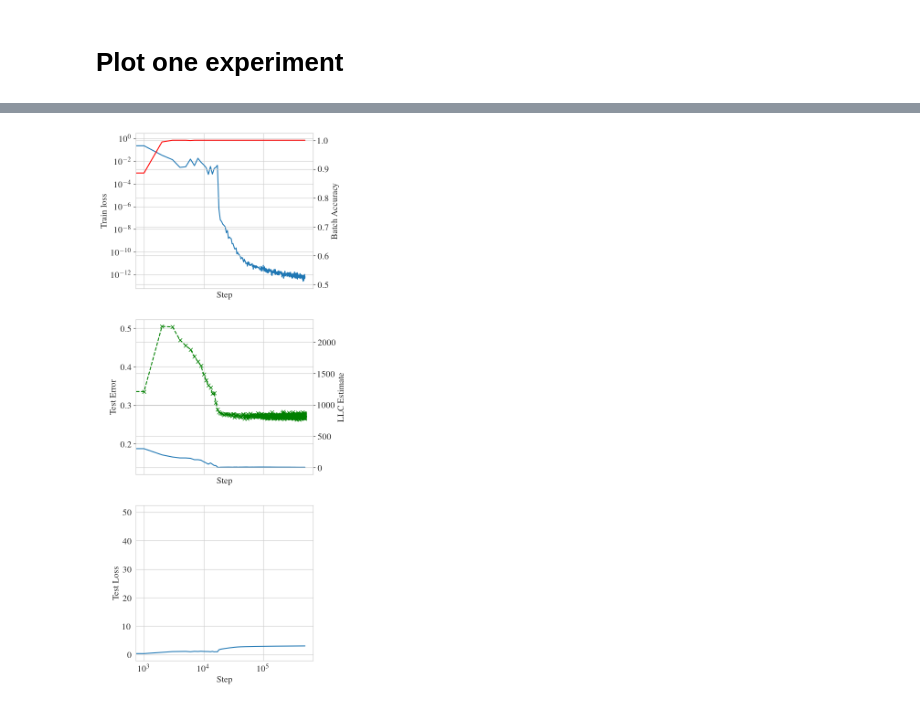
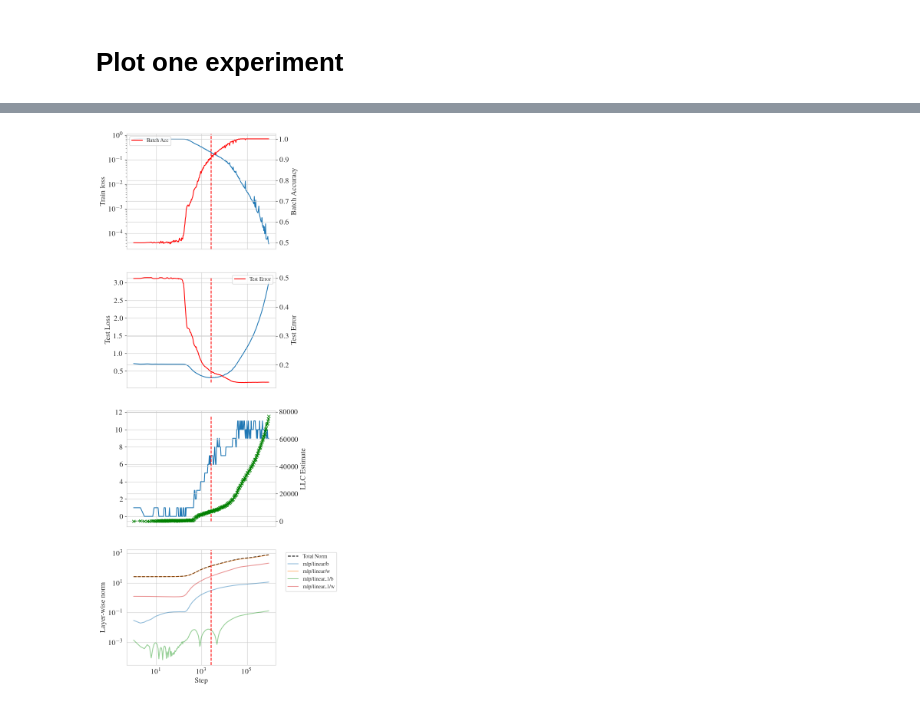
Before and after one commit to edmundlth/neural_network_stagewise_learning, a Jupyter notebook: plot_multitask_sparse_parity.ipynb, the cells around one changed output, grey strips where cells are left out. Saved outputs shown, nothing was run; the diff lists cells and outputs as text; code cells hidden in the pictures.

```diff
--- a/plot_multitask_sparse_parity.ipynb
+++ b/plot_multitask_sparse_parity.ipynb
@@ -64,9 +65,13 @@ def _read_json_file(filepath):
             data = json.load(f)
     return data
 # %%
-# _ID = 10
 _datadir_prefix = "./spartan_outputs/multitask_sparse_parity_expt/prod/"
-_datadir_name = "multitasksparseparity_largemlp_width8192_layers1-3_n100000_bs1024_lr0.001_nstep500000_optimadam_llcTrue_traceFalse_202409302314"
+
+# _datadir_name = "multitasksparseparity_largemlp_width8192_layers1-3_n100000_bs1024_lr0.001_nstep500000_optimadam_llcTrue_traceFalse_202409302314"
+# _datadir_name = "multitasksparseparity_largemlp_widthsingle-100-500-20_layers1-1_n1000000_bs20000_lr0.001_nstep500000_optimadam_llcTrue_traceFalse_202410012317"
+
+_datadir_name = "multitasksparseparity_largemlp_widthsingle-100-2000-20_layers1-1_n1000000_bs20000_lr0.001_nstep900000_optimadam_llcTrue_traceFalse_202410021035/"
+
 DATA_DIR = os.path.join(_datadir_prefix, _datadir_name)
 IMAGEDIR = os.path.join(
     "./images/spartan/multitask_sparse_parity/",
@@ -93,7 +98,11 @@ def extract_expt_group(dir_path):
     for expt_dir in os.listdir(dir_path):
         expt_dir_path = os.path.join(dir_path, expt_dir)
         if os.path.isdir(expt_dir_path) and any([f.startswith("info.json") for f in os.listdir(expt_dir_path)]):
-            expt_config, expt_info, expt_run_rec = extract_directory(expt_dir_path)
+            try:
+                expt_config, expt_info, expt_run_rec = extract_directory(expt_dir_path)
+            except Exception as e:
+                print(f"Error extracting experiment: {expt_dir}. Error: {e}")
+                continue
             if expt_run_rec["status"] != "COMPLETED":
                 failed_group[expt_dir] = {
                     "config": expt_config,
@@ -106,6 +115,7 @@ def extract_expt_group(dir_path):
                     "config": expt_config,
                     "info": expt_info
                 }
+                print(f"Successful experiment: {expt_dir}")
     return success_group, failed_group
 
 expt_records, failed_records = extract_expt_group(DATA_DIR)
@@ -122,8 +143,8 @@ WARNING: Found 3 failed experiments.
 # Plot one experiment
 # %%
 _ID = "9"
-# records = expt_records[_ID]
-records = failed_records[_ID]
+records = expt_records[_ID]
+# records = failed_records[_ID]
 expt_info = records["info"]
 expt_config = records["config"]
 print(json.dumps(expt_config, indent=2))
@@ -154,8 +175,9 @@ Number of parameters: 134914050
 # %%
 df = df_sgd.copy(deep=True)
 # df = df[df["step"] < 10**4]
+step_at_lowest_test_loss = df.loc[df["test_loss"].idxmin()]["step"]
 
-fig, axes = plt.subplots(3, 1, figsize=(5, 15), sharex=True)
+fig, axes = plt.subplots(4, 1, figsize=(5, 18), sharex=True)
 ax = axes[0]
 ax.plot(df["step"], df["loss"])
 ax.set_ylabel("Train loss")
@@ -164,15 +186,28 @@ ax.set_yscale("log")
 
 ax = ax.twinx()
 ax.plot(df["step"], df["batch_acc"], label="Batch Acc", color="r")
-
 ax.set_ylabel("Batch Accuracy")
+ax.legend()
 
 
 ax = axes[1]
-ax.plot(df["step"], 1 - df["test_acc"], label="Test Error")
+ax.plot(df["step"], df["test_loss"], label="Test Loss")
+ax.set_ylabel("Test Loss")
+# ax.set_yscale("log")
+# ax.set_xscale("log")
+
+ax = ax.twinx()
+ax.plot(df["step"], 1 - df["test_acc"], "r-", label="Test Error")
 ax.set_ylabel("Test Error")
 # ax.set_yscale("log")
 # ax.set_xscale("log")
+ax.legend()
+
+
+
+ax = axes[2]
+ax.plot(df["step"], df["num_learnt_tasks"], label="Num Learnt Tasks")
+
 if do_llc_estimation:
     ax = ax.twinx()
     yvals = np.clip(df["llc_est"], 0, np.inf)
@@ -180,19 +215,39 @@ if do_llc_estimation:
     ax.set_ylabel("LLC Estimate")
 
 
+ax = axes[3]
+_total_layer_norm_func = lambda layer_norm_tree: np.linalg.norm(jtree.tree_flatten(layer_norm_tree)[0])
+df["total_layer_norm"] = df["layer_norms"].apply(_total_layer_norm_func)
+ax.plot(df["step"], df["total_layer_norm"], "k--", label="Total Norm")
+ax.set_xlabel("Step")
+ax.set_ylabel("Total Norm")
+ax.set_xscale("log")
+ax.set_yscale("log")
 
-ax = axes[2]
-ax.plot(df["step"], df["test_loss"], label="Test Loss")
-ax.set_ylabel("Test Loss")
-# ax.set_yscale("log")
-# ax.set_xscale("log")
+
+# ax = ax.twinx()
+ptree = df["layer_norms"].iloc[0]
+treepaths = [a for a, b in jtree.tree_flatten_with_path(ptree)[0]]
+num_treepaths = len(treepaths)
+for i, path in enumerate(treepaths):
+    name = '/'.join([strip_ends_non_alphanumeric(str(dkey)) for dkey in path])
+    xvals = df["step"]
+    yvals = df["layer_norms"].apply(lambda x: jtree.tree_flatten(x)[0][i])
+    ax.plot(xvals, yvals, label=name, alpha=0.5)
+    ax.set_ylabel("Layer-wise norm")
+    ax.set_xscale("log")
+    ax.set_yscale("log")
+ax.legend(bbox_to_anchor=(1.05, 1), loc='upper left')
 
 
 
 for ax in axes:
-    ax.set_xlabel("Step")
+    # ax.set_xlabel("Step")
     # ax.set_yscale("log")
     ax.set_xscale("log")
+    ymin, ymax = ax.get_ylim()
+    ax.vlines(step_at_lowest_test_loss, ymin, ymax, color="r", linestyle="--", label="Lowest Test Loss")
+
 
 
 savefig_fn(fig, f"sgd_analysis_id{_ID}.pdf")
@@ -201,2 +257,2 @@ Saving file at: ./images/spartan/multitask_sparse_parity/multitasksparseparity_l
-[figure, old version]
+[figure, new version]
 # %%
```
Also changed, not shown: parts of 10 cells of this notebook, 3 other files.
